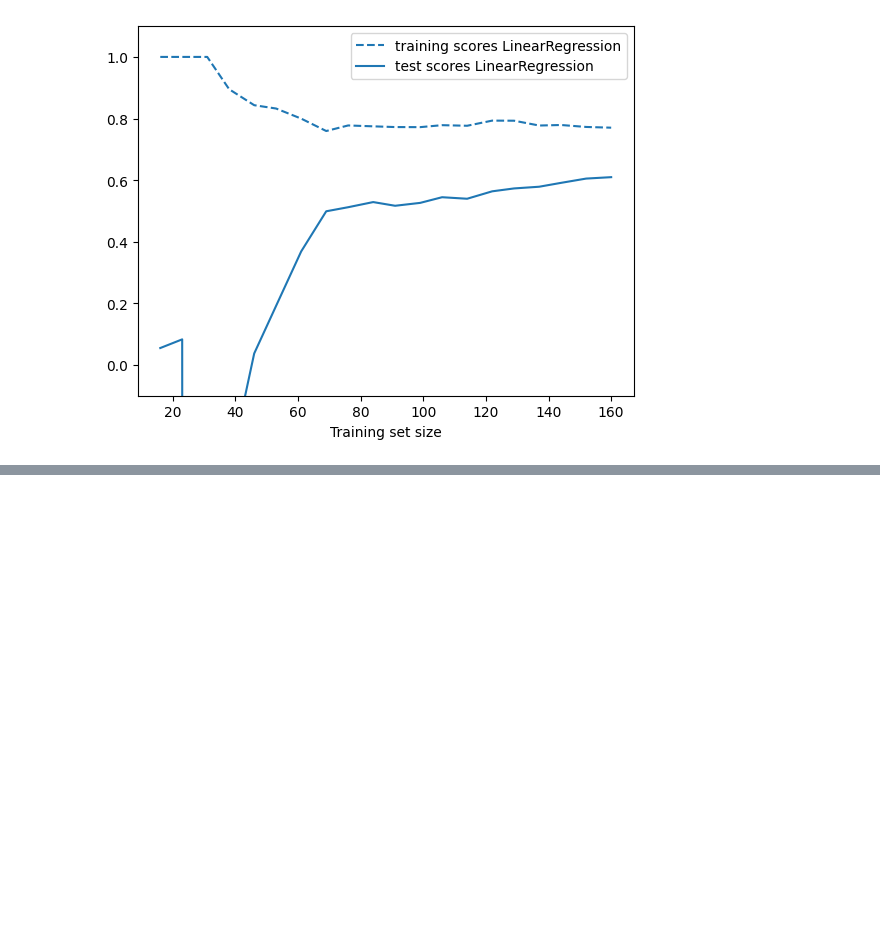
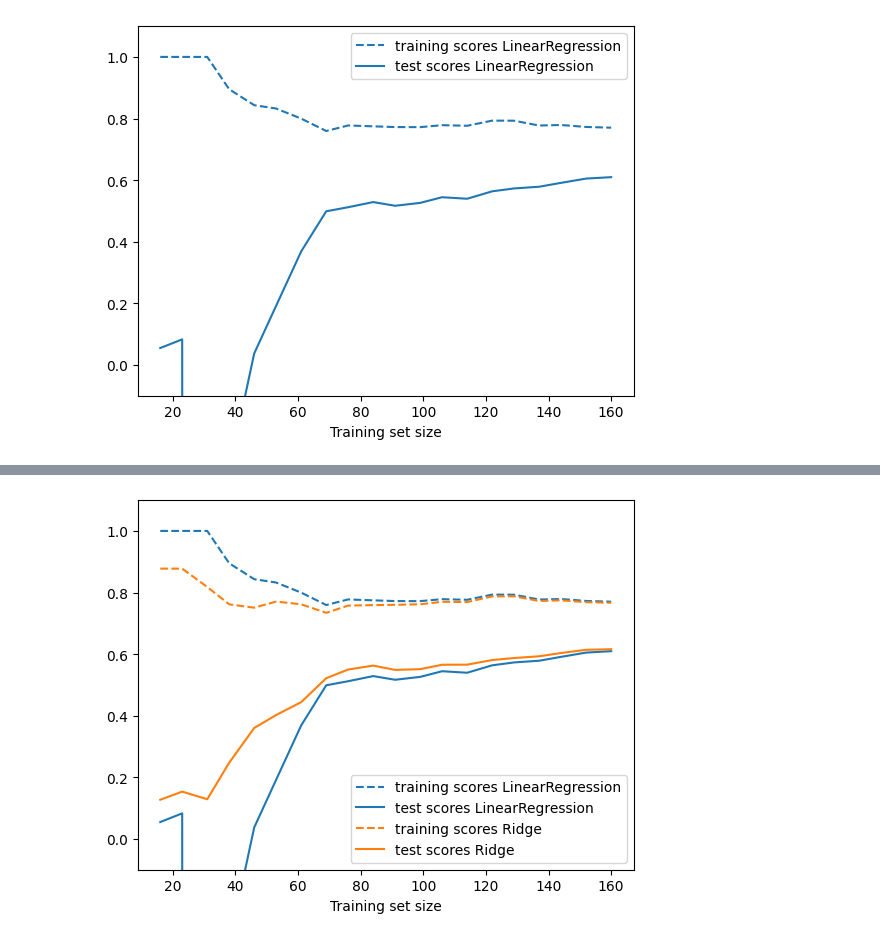
Before and after one commit to AminAbdiyan/deepLearning, a Jupyter notebook: 07-linear_models.ipynb, the cells around one changed output, grey strips where cells are left out. Cells and saved outputs as stored; diff of their text form; code cells hidden in the pictures; blank space fills up the shorter version.

```diff
--- a/07-linear_models.ipynb
+++ b/07-linear_models.ipynb
@@ -60,0 +90,6 @@ plot_learning_curve(LinearRegression(), X, y)
+# %%
+plt.figure()
+plot_learning_curve(LinearRegression(),X,y)
+plot_learning_curve(Ridge(alpha=10),X,y)
+# %% [output]
+[figure, added]
```
Also changed, not shown: parts of 8 cells of this notebook.
